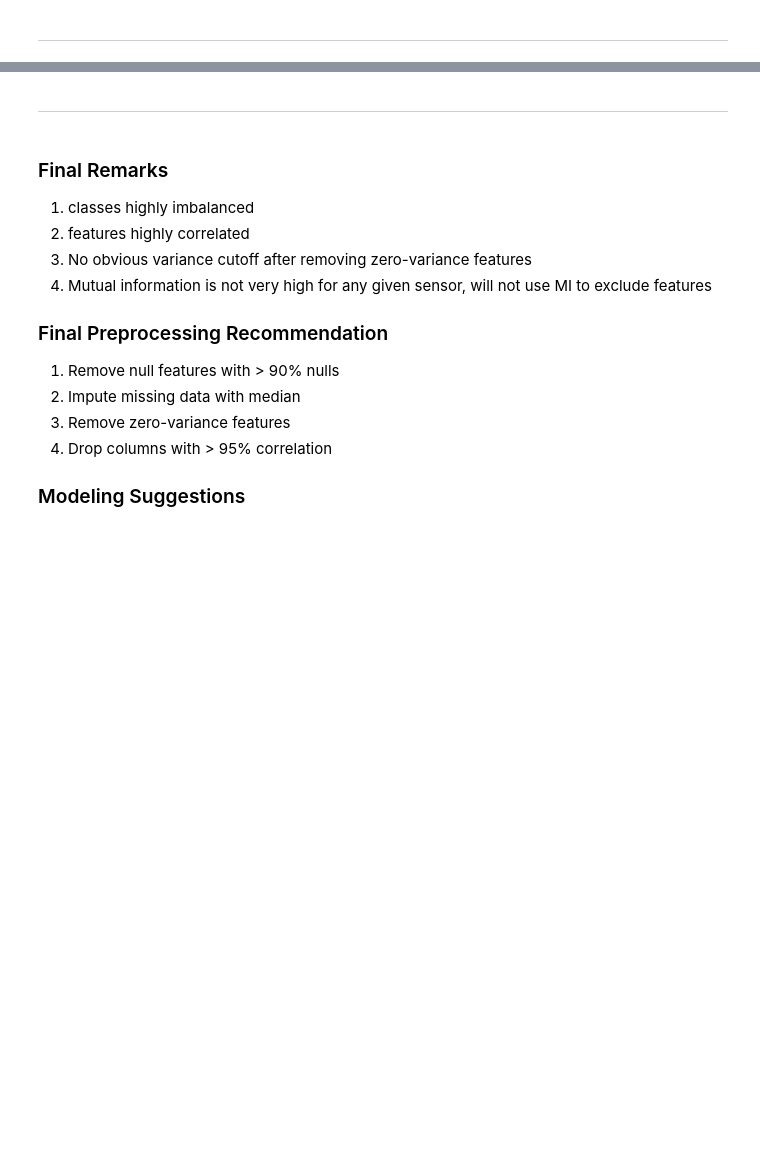
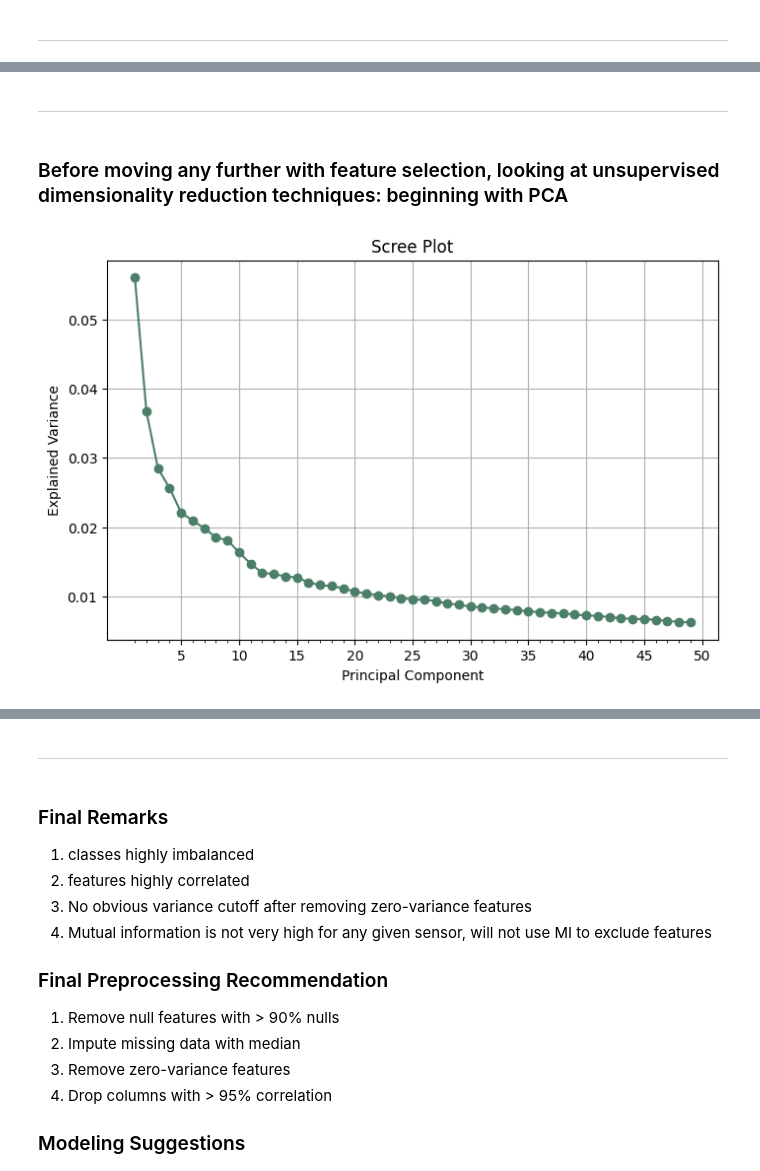
Before and after one commit to intuitiveengineer/secom-ml, a Jupyter notebook: notebooks/00-data-exploration.ipynb, the cells around one changed output, grey strips where cells are left out. Drawn from its saved outputs; the diff is of its cells as text; code cells hidden in the pictures; blank space fills up the shorter version.

```diff
--- a/notebooks/00-data-exploration.ipynb
+++ b/notebooks/00-data-exploration.ipynb
@@ -56,4 +95,4 @@ X_filtered.shape
-# %%
-# Fill remaining NaN values with median
-X_filtered = X_filtered.fillna(X_filtered.median())
-X_filtered.head()
+# %%
+# Fill remaining NaN values with median
+X_filtered = SimpleImputer(strategy='median').fit_transform(X_filtered)
+X_filtered.isna().sum().sort_values(ascending=False).head()
@@ -85,0 +154,22 @@ print(pairs.head(50))
+# %% [markdown]
+___
+# %% [markdown]
+### Before moving any further with feature selection, looking at unsupervised dimensionality reduction techniques: beginning with PCA
+# %%
+# Running PCA
+X_scaled = StandardScaler().fit_transform(X_filtered)
+pca = PCA()
+X_pca = pca.fit_transform(X_scaled)
+# %%
+# Plotting the Scree plot
+plt.figure(figsize=(8,5))
+plt.plot(range(1, 50), pca.explained_variance_ratio_[:49], color='#4B7F68', marker='o')
+plt.xlabel("Principal Component")
+plt.xticks(ticks=range(5, 51, 5))
+plt.xticks(ticks=range(1, 50), minor=True)
+plt.ylabel("Explained Variance")
+plt.title("Scree Plot")
+plt.grid(True)
+plt.show()
+# %% [output]
+[figure, added]
```
Also changed, not shown: parts of 19 cells of this notebook.
